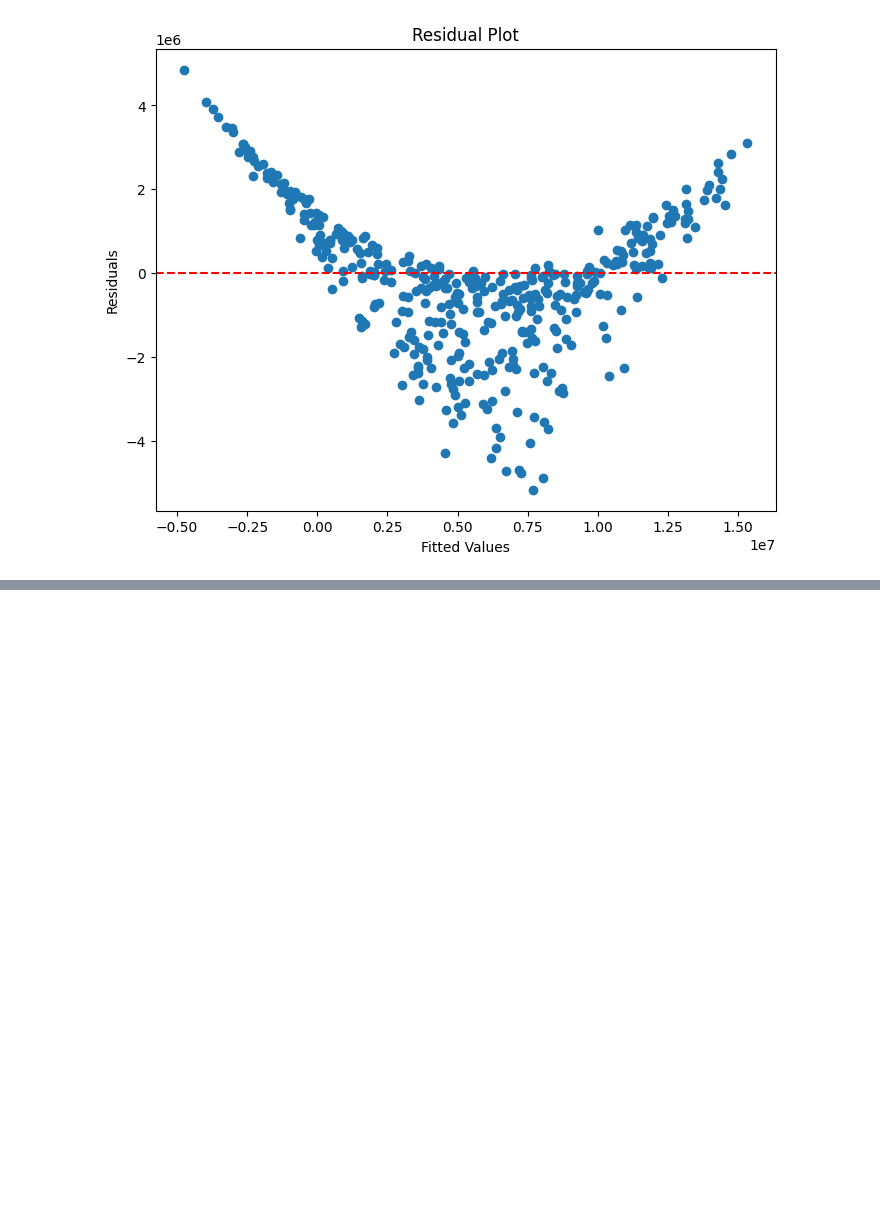
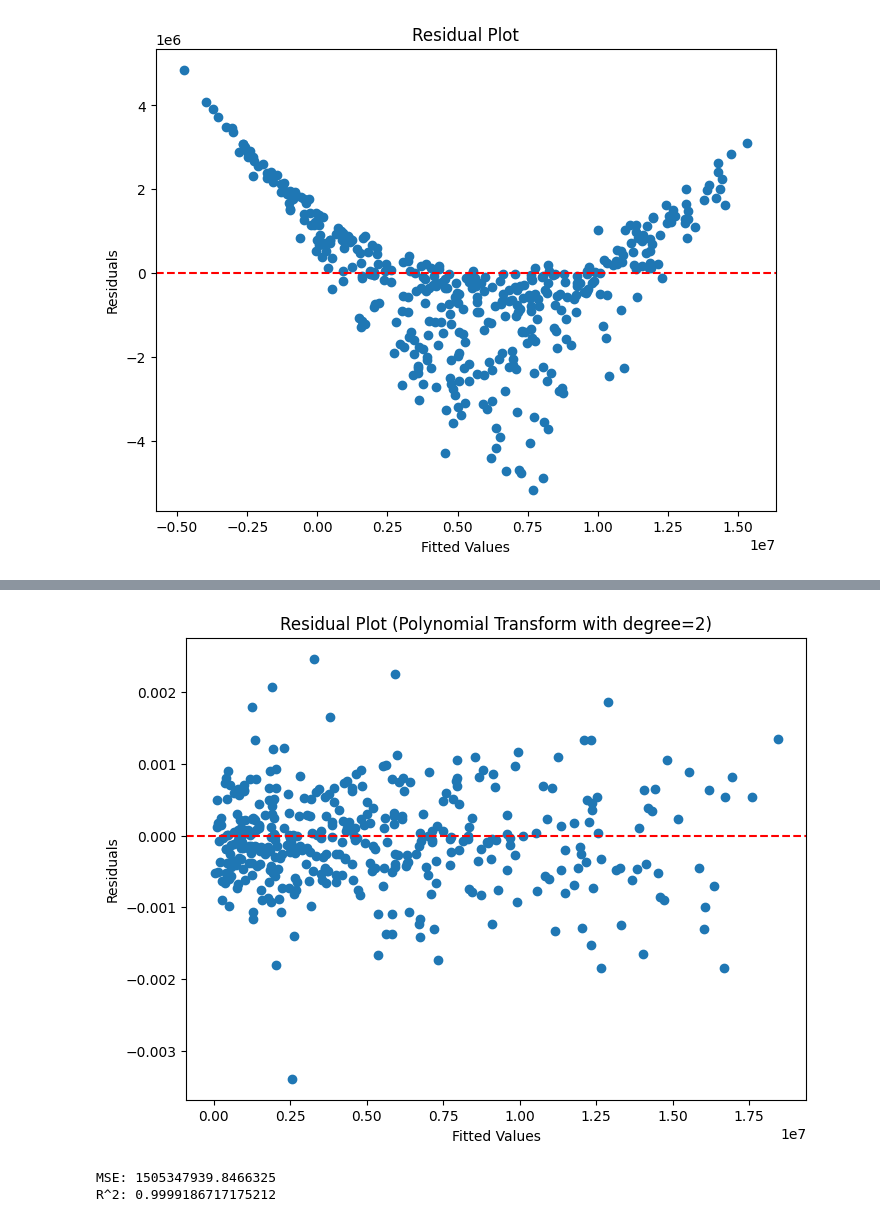
Before and after one commit to TanyaCST/CSC293_Final_project, a Jupyter notebook: sugar1.ipynb, the cells around one changed output, grey strips where cells are left out. Saved outputs shown, nothing was run; the diff lists cells and outputs as text; code cells hidden in the pictures; blank space fills up the shorter version.

```diff
--- a/sugar1.ipynb
+++ b/sugar1.ipynb
@@ -509,0 +580,34 @@ plt. show()
+# %%
+# Create a Residual Plot
+residuals_poly = y_test - lr_pred_poly
+plt.figure(figsize=(8, 6))
+plt.scatter(lr_pred_poly, residuals_poly)
+plt.axhline(y=0, color='red', linestyle='--')
+plt.xlabel('Fitted Values')
+plt.ylabel('Residuals')
+plt.title('Residual Plot (Polynomial Transform with degree=2)')
+plt.show()
+# %% [output]
+[figure, added]
+# %%
+poly = PolynomialFeatures(degree=3, include_bias=False)
+
+x_train_poly = poly.fit_transform(x_train)
+x_test_poly = poly.transform(x_test)
+
+# Fit
+least_squares = skl.LinearRegression()
+least_squares.fit(x_train_poly, y_train)
+
+
+lr_pred_poly = least_squares.predict(x_test_poly)
+
+
+mse_poly = mean_squared_error(y_test, lr_pred_poly)
+r2_poly = r2_score(y_test, lr_pred_poly)
+
+print("MSE:", mse_poly)
+print("R^2:", r2_poly)
+# %% [output]
+MSE: 1505347939.8466325
+R^2: 0.9999186717175212
```
Also changed, not shown: parts of 11 cells of this notebook.
